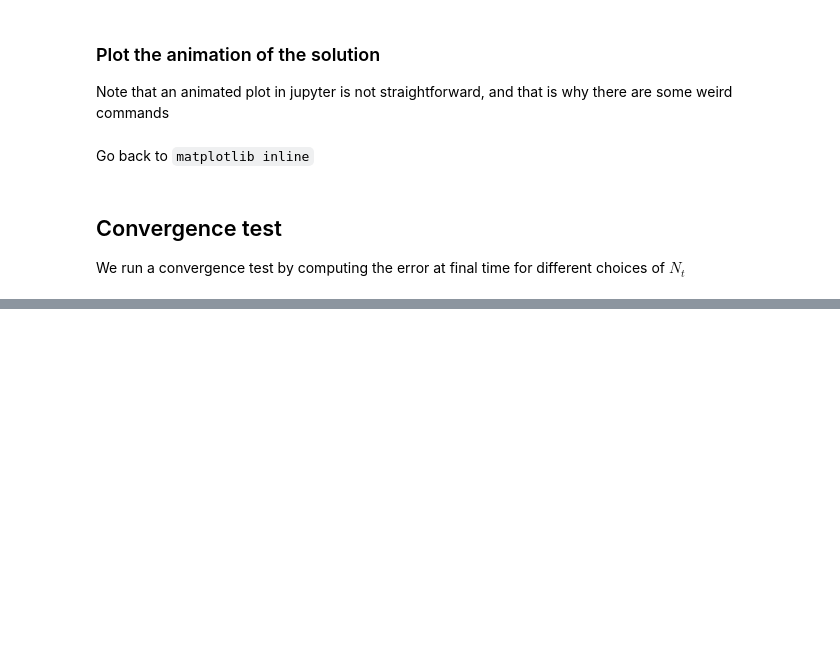
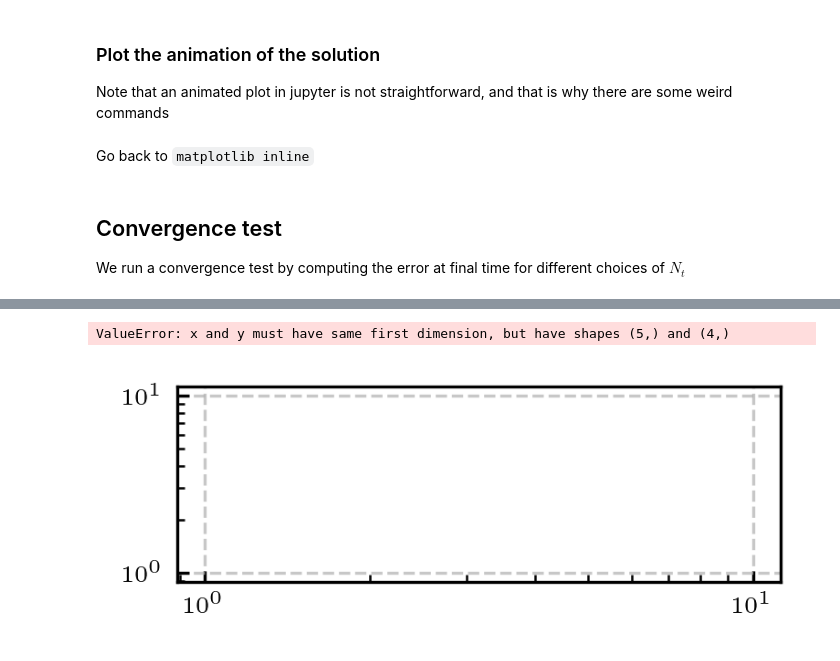
Before and after one commit to Fra-Sala/IMEX-RB, a Jupyter notebook: tutorials/heat1D.ipynb, the cells around one changed output, grey strips where cells are left out. Saved outputs shown, nothing was run; the diff lists cells and outputs as text; code cells hidden in the pictures; blank space fills up the shorter version.

```diff
--- a/tutorials/heat1D.ipynb
+++ b/tutorials/heat1D.ipynb
@@ -224,0 +247,9 @@ plt.show()
+# %%
+# Define number of timesteps
+Nt = 200
+# Define epsilon for absolute stability condition
+epsilon = 1e-4 # 1.0/np.linalg.cond(problem.A)
+# Define max dimension of subspace before subiterations
+maxsize = int(np.ceil(np.pow(Nx, 1/3)))
+# Define max allowed enlargement during subiterations
+maxsubiter = maxsize
@@ -224,0 +323,28 @@ plt.show()
+# %%
+# Plotting CPU times vs Nx
+plt.subplot(2, 1, 1)
+plt.loglog(Nx_list, CPU_IMEX_list, 'o-', label='IMEX-RB')
+plt.loglog(Nx_list, CPU_BE_list, 's-', label='Backward Euler')
+plt.loglog(Nx_list, CPU_FE_list, '^-', label='Forward Euler (stable)')
+plt.xlabel('Nx')
+plt.ylabel('CPU Time (s)')
+# plt.title('CPU Time vs Spatial Resolution')
+plt.legend()
+plt.grid(True)
+
+# Plotting errors at final time vs Nx
+plt.subplot(2, 1, 2)
+plt.loglog(Nx_list, err_IMEX_list, 'o-', label='IMEX-RB')
+plt.loglog(Nx_list, err_BE_list, 's-', label='Backward Euler')
+plt.loglog(Nx_list, err_FE_list, '^-', label='Forward Euler')
+plt.xlabel('Nx')
+plt.ylabel('Error')
+# plt.title('Error vs num of unknowns')
+plt.legend()
+plt.grid(True)
+
+# plt.tight_layout()
+plt.show()
+# %% [output]
+ValueError: x and y must have same first dimension, but have shapes (5,) and (4,)
+[figure, added]
```
Also changed, not shown: parts of 11 cells of this notebook, 3 other files.
